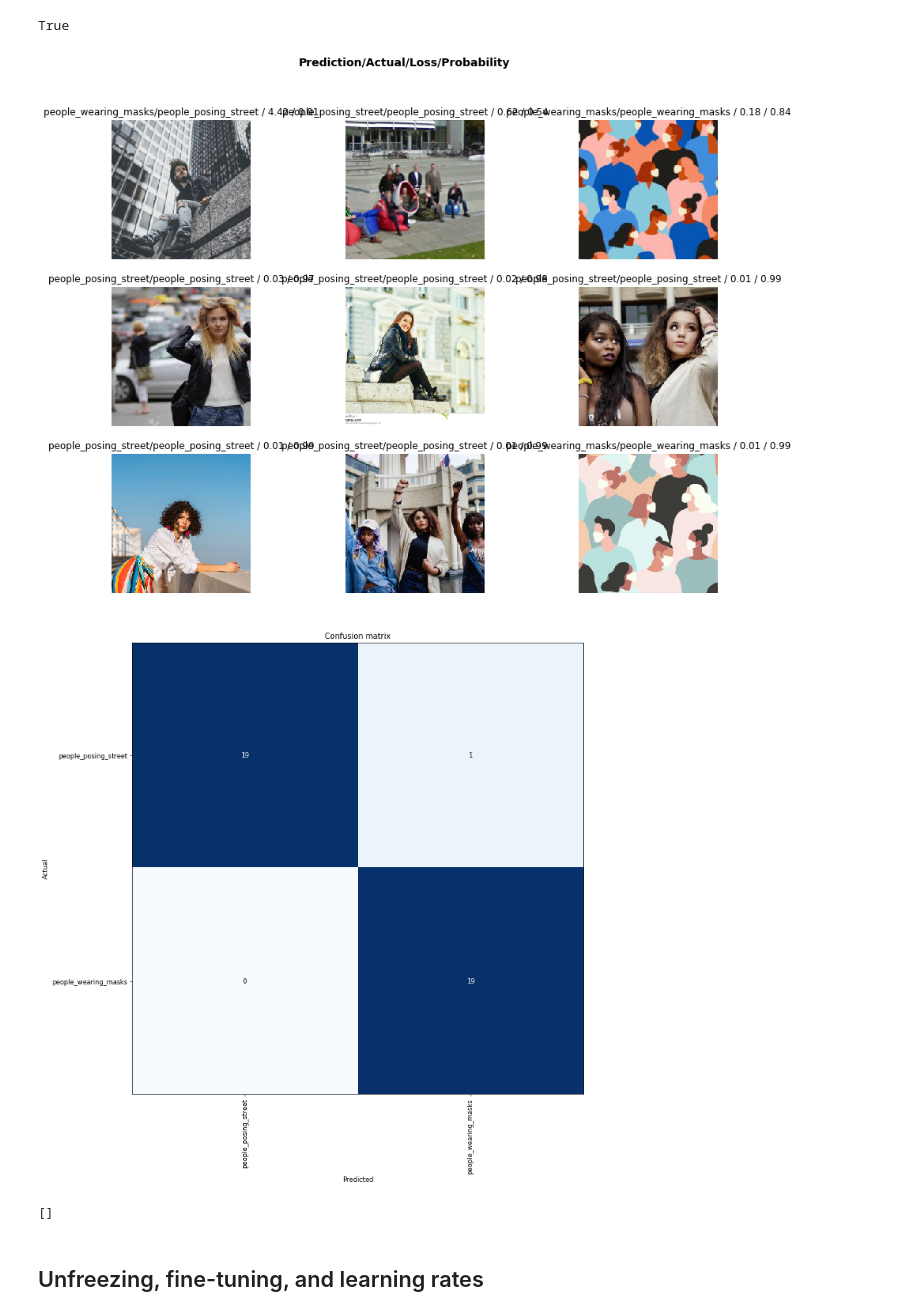
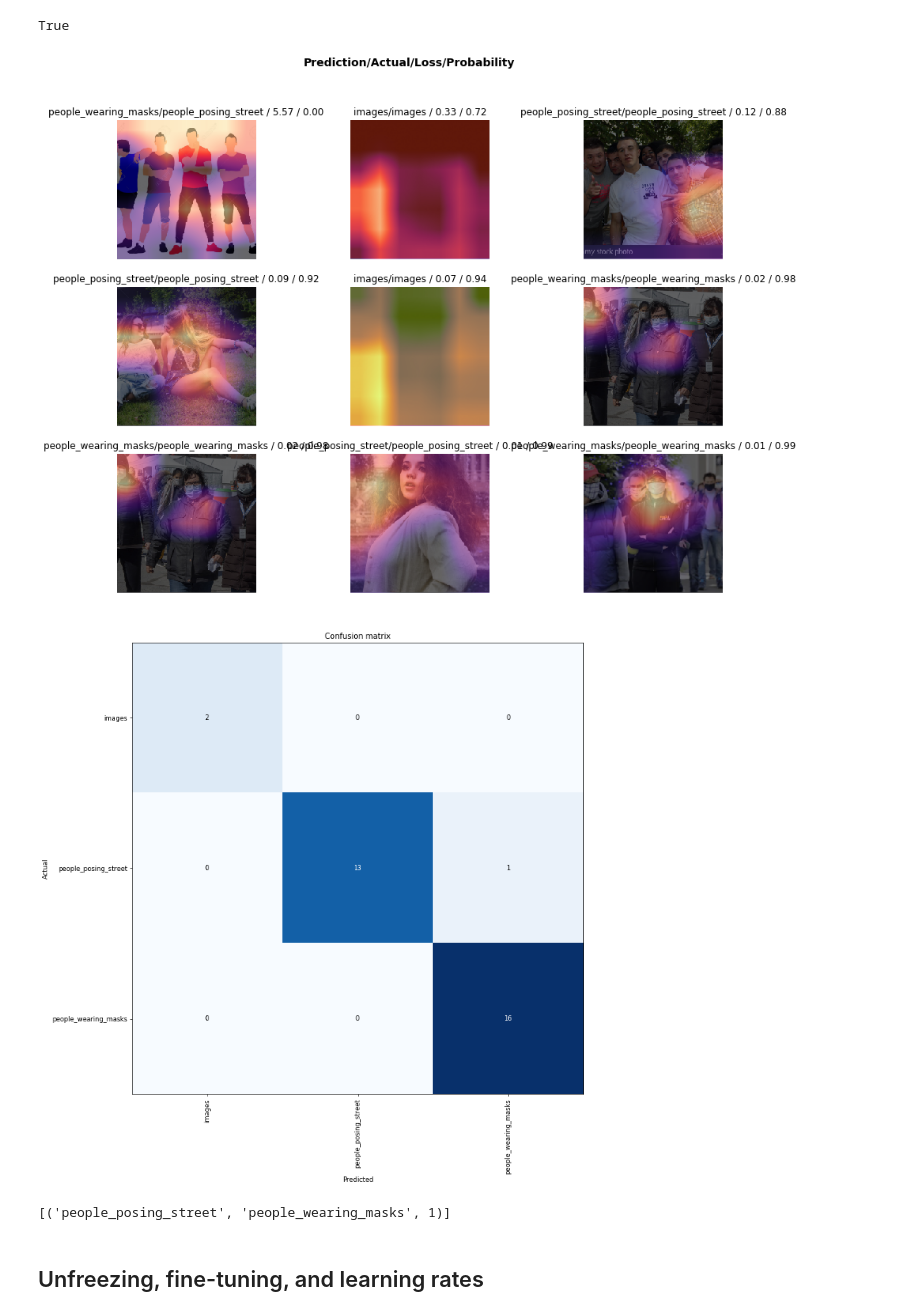
Before and after one commit to peigonhole/aicoc-ai-immersion, a Jupyter notebook: FastAI/01_fastai_image_classification.ipynb, the cells around one changed output. Saved outputs shown, nothing was run; the diff lists cells and outputs as text; code cells hidden in the pictures.

```diff
--- a/FastAI/01_fastai_image_classification.ipynb
+++ b/FastAI/01_fastai_image_classification.ipynb
@@ -56,8 +70,9 @@ We will use an open source tool called *googliser* to download our images from g
 # %%
+# Overrides for lab
 mycfg = {
-    "classes":["people wearing masks","people posing street"],
+    "classes":["people wearing masks","people posing street"],  ## <<- CLASS Enter your search terms here
+    "d_partitions":["train"],
 }
 cfg=getconfig(mycfg)
-cfg["d_partitions"]
 # %% [output]
 **getconfig** : Overriding Config classes:['cars', 'busses', 'trucks'] with ['people wearing masks', 'people posing street']
@@ -191,13 +226,13 @@ The main difference between the handling of image classification datasets is the
 # %%
 # https://docs.fast.ai/vision.data.html#ImageDataBunch.from_folder
 ## Important, batch size should be set lower than the number of images you have
-data=None
-try :
-    data = ImageDataBunch.from_folder(path=cfg['image_dir'],
-                train="train",valid="valid",test="test",no_check=True,
+data = ImageDataBunch.from_folder(path=cfg['image_dir'],
+                train="train",valid_pct=0.20,no_check=True,
                 size=224,num_workers=4,bs=cfg["bs"]).normalize(imagenet_stats)
-except OSError as err:
-    print("OS error: {0}".format(err))
+# data=None
+# try :
+# except OSError as err:
+#     print("OS error: {0}".format(err))
 
 #/gpfs/home/s4s004/vanstee/anaconda3/envs/powerai-fastai/lib/python3.7/site-packages/fastai/basic_data.py:262: UserWarning: There seems to be something wrong with your dataset, for example, in the first batch can't access these elements in
 #            self.train_ds: 24,33,47,70,32
@@ -288,19 +323,19 @@ len(data.valid_ds)==len(losses)==len(idxs)
 [interactive output not drawn]
 True
 # %%
-interp.plot_top_losses(9, figsize=(15,11))
+interp.plot_top_losses(9, figsize=(15,11),heatmap=True)
 # %% [output]
-[figure, old version]
+[figure, new version]
 # %%
 doc(interp.plot_top_losses)
 # %%
 interp.plot_confusion_matrix(figsize=(12,12), dpi=60)
 # %% [output]
-[figure, old version]
+[figure, new version]
 # %%
-interp.most_confused(min_val=2)
+interp.most_confused(min_val=1)
 # %% [output]
-[]
+[('people_posing_street', 'people_wearing_masks', 1)]
 # %% [markdown]
 ## Unfreezing, fine-tuning, and learning rates
 # %% [markdown]
```
Also changed, not shown: parts of 45 cells of this notebook.
